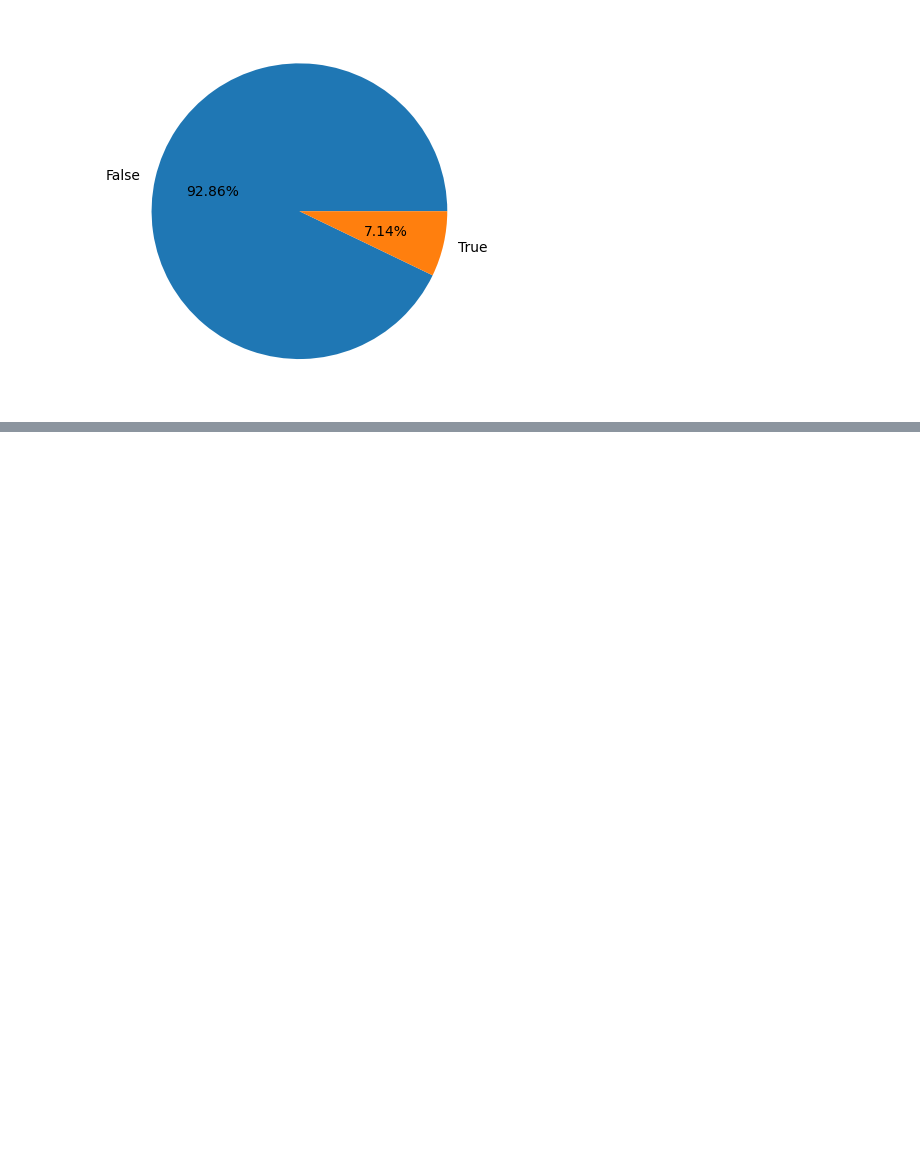
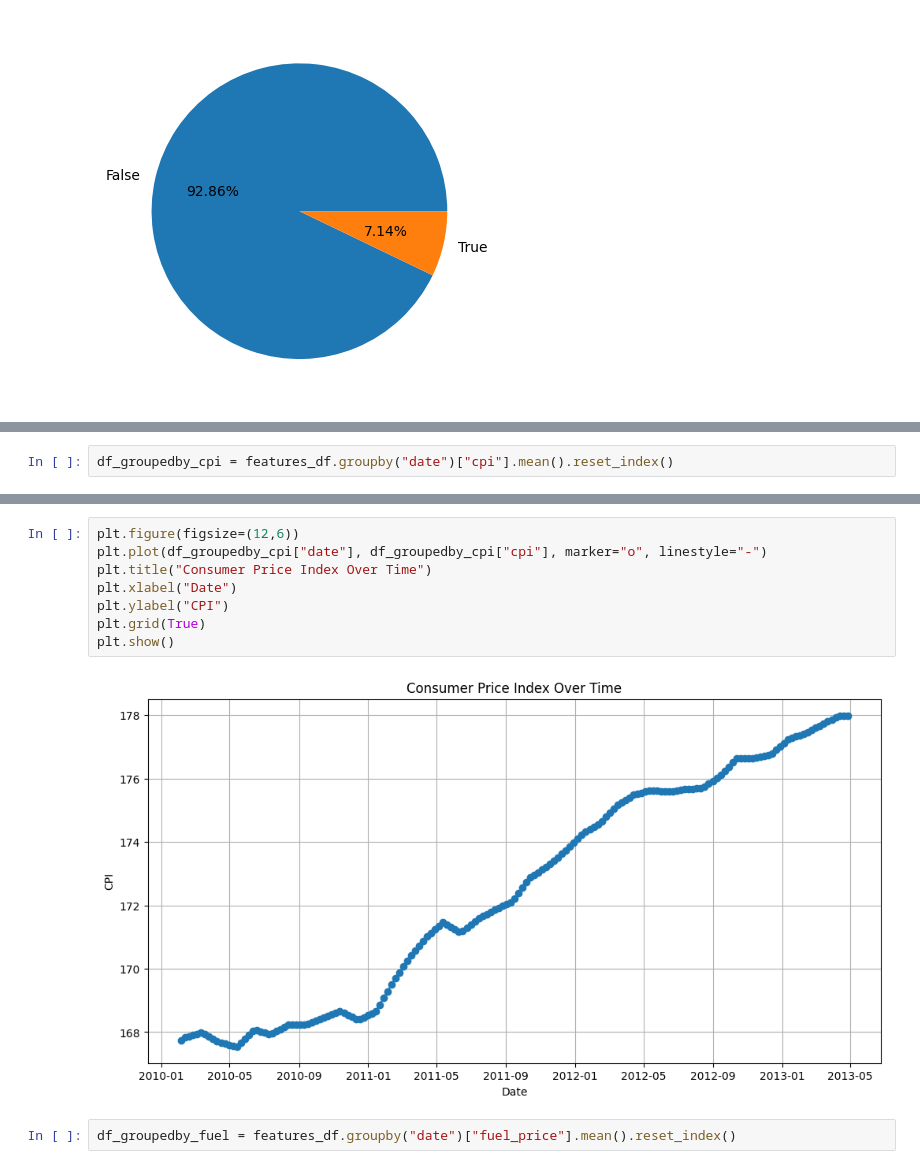
Before and after one commit to synapticsynergy/sales-forecasting-explore, a Jupyter notebook: experiments/observations/dataset_exploration.ipynb, the cells around one changed output, grey strips where cells are left out. Drawn from its saved outputs; the diff is of its cells as text; blank space fills up the shorter version.

```diff
--- a/experiments/observations/dataset_exploration.ipynb
+++ b/experiments/observations/dataset_exploration.ipynb
@@ -220,0 +257,2 @@ features_df.groupby("isholiday").size().plot(kind="pie", autopct="%.2f%%")
+# %%
+df_groupedby_cpi = features_df.groupby("date")["cpi"].mean().reset_index()
@@ -220,0 +268,12 @@ features_df.groupby("isholiday").size().plot(kind="pie", autopct="%.2f%%")
+# %%
+plt.figure(figsize=(12,6))
+plt.plot(df_groupedby_cpi["date"], df_groupedby_cpi["cpi"], marker="o", linestyle="-")
+plt.title("Consumer Price Index Over Time")
+plt.xlabel("Date")
+plt.ylabel("CPI")
+plt.grid(True)
+plt.show()
+# %% [output]
+[figure, added]
+# %%
+df_groupedby_fuel = features_df.groupby("date")["fuel_price"].mean().reset_index()
```
Also changed, not shown: parts of 17 cells of this notebook.
